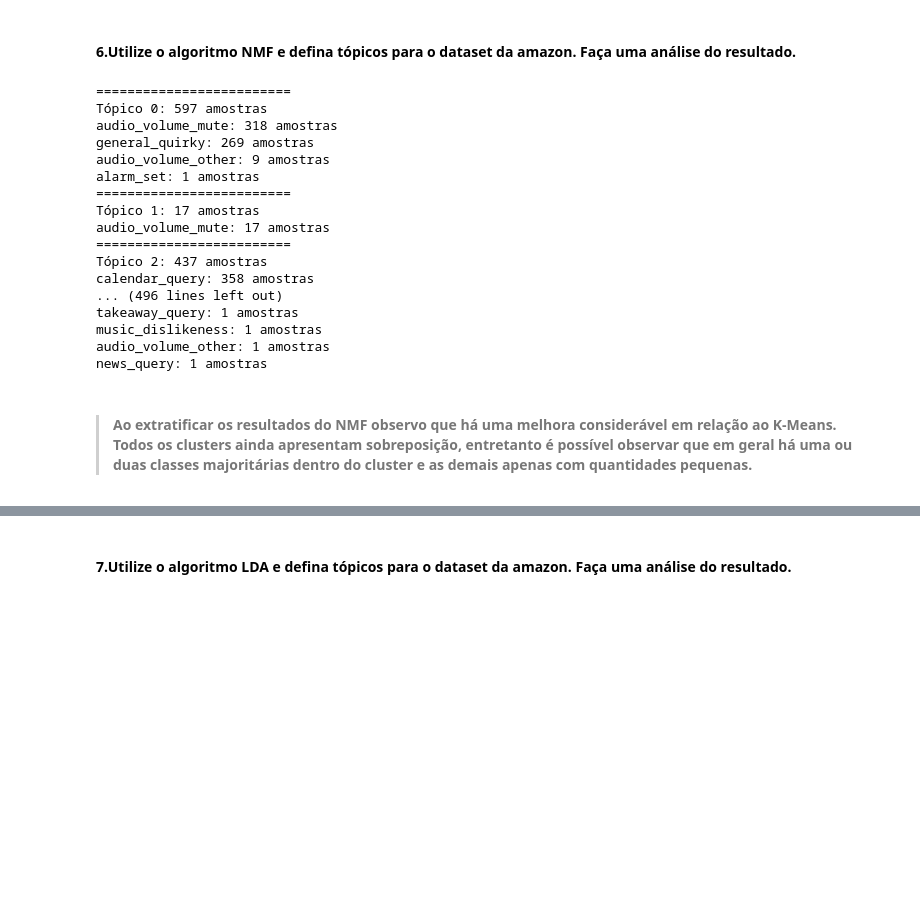
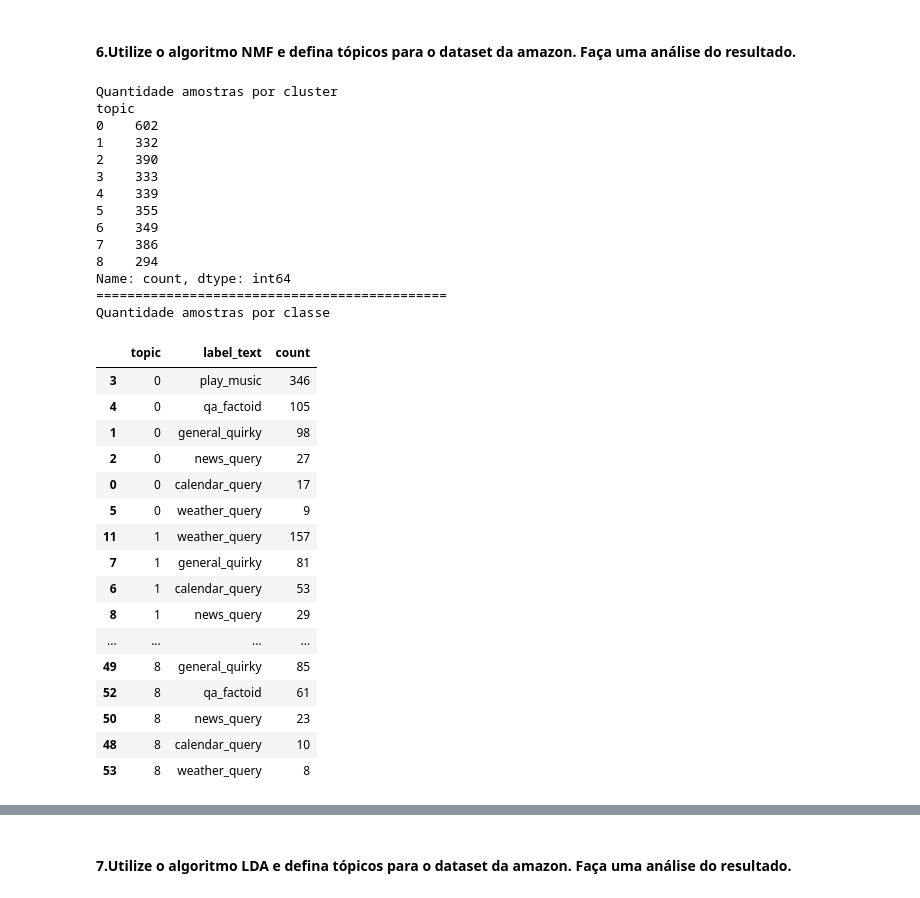
Before and after one commit to rodrigo1992-cmyk/Faculdade, a Jupyter notebook: Notebooks/rodrigo_mesquita_DR4_AT.ipynb, the cells around one changed output, grey strips where cells are left out. Saved outputs shown, nothing was run; the diff lists cells and outputs as text; code cells hidden in the pictures; blank space fills up the shorter version.

```diff
--- a/Notebooks/rodrigo_mesquita_DR4_AT.ipynb
+++ b/Notebooks/rodrigo_mesquita_DR4_AT.ipynb
@@ -310,40 +343,51 @@ Sendo assim, entendo que o K-Means não apresenta boa performance com este datas
 # %%
 from sklearn.decomposition import NMF
 # %%
-nmf = NMF(n_components=60, random_state=42, max_iter=500)
+nmf = NMF(n_components=K, random_state=42, max_iter=2000,beta_loss='kullback-leibler', solver='mu',tol=1)
 nmf.fit(vect)
 W = nmf.components_
 H = nmf.transform(vect)
+topics = H.argmax(axis=1)
-# %%
-topics = H.argmax(axis=1)
-label_names = df['label_text'].unique()
-
-topic_label = {i: labels[np.where(topics == i)] for i in range(H.shape[1])}
-
-for topic, index_list in topic_label.items():
-  counter = Counter(topic_label[topic])
-  print("=========================")
-  print(f'Tópico {topic}: {len(index_list)} amostras')
-  for label_index, count in sorted(counter.items(), key=lambda x: x[1],
-                                   reverse=True):
-    print(f'{label_names[label_index]}: {count} amostras')
-# %% [output]
-=========================
-Tópico 0: 597 amostras
-audio_volume_mute: 318 amostras
-general_quirky: 269 amostras
-audio_volume_other: 9 amostras
-alarm_set: 1 amostras
-=========================
-Tópico 1: 17 amostras
-audio_volume_mute: 17 amostras
-=========================
-Tópico 2: 437 amostras
-calendar_query: 358 amostras
-... (496 lines left out)
-takeaway_query: 1 amostras
-music_dislikeness: 1 amostras
-audio_volume_other: 1 amostras
-news_query: 1 amostras
-# %% [markdown]
-> #### Ao extratificar os resultados do NMF observo que há uma melhora considerável em relação ao K-Means. Todos os clusters ainda apresentam sobreposição, entretanto é possível observar que em geral há uma ou duas classes majoritárias dentro do cluster e as demais apenas com quantidades pequenas.
+# %%
+#Calcular a quantidade de amostras por tópico e por classe para avaliar a clusterização
+resultado = df.copy()
+resultado['topic'] = topics
+print("Quantidade amostras por cluster")
+print(resultado['topic'].value_counts().sort_index())
+print("=============================================")
+
+print("Quantidade amostras por classe")
+resultado = resultado.groupby(['topic', 'label_text']).size().reset_index(name='count')
+resultado.sort_values(by=['topic', 'count'], ascending=[True, False])
+# %% [output]
+Quantidade amostras por cluster
+topic
+0    602
+1    332
+2    390
+3    333
+4    339
+5    355
+6    349
+7    386
+8    294
+Name: count, dtype: int64
+=============================================
+Quantidade amostras por classe
+|  | topic | label_text | count |
+| 3 | 0 | play_music | 346 |
+| 4 | 0 | qa_factoid | 105 |
+| 1 | 0 | general_quirky | 98 |
+| 2 | 0 | news_query | 27 |
+| 0 | 0 | calendar_query | 17 |
+| 5 | 0 | weather_query | 9 |
+| 11 | 1 | weather_query | 157 |
+| 7 | 1 | general_quirky | 81 |
+| 6 | 1 | calendar_query | 53 |
+| 8 | 1 | news_query | 29 |
+| ... | ... | ... | ... |
+| 49 | 8 | general_quirky | 85 |
+| 52 | 8 | qa_factoid | 61 |
+| 50 | 8 | news_query | 23 |
+| 48 | 8 | calendar_query | 10 |
+| 53 | 8 | weather_query | 8 |
```
Also changed, not shown: parts of 19 cells of this notebook.
